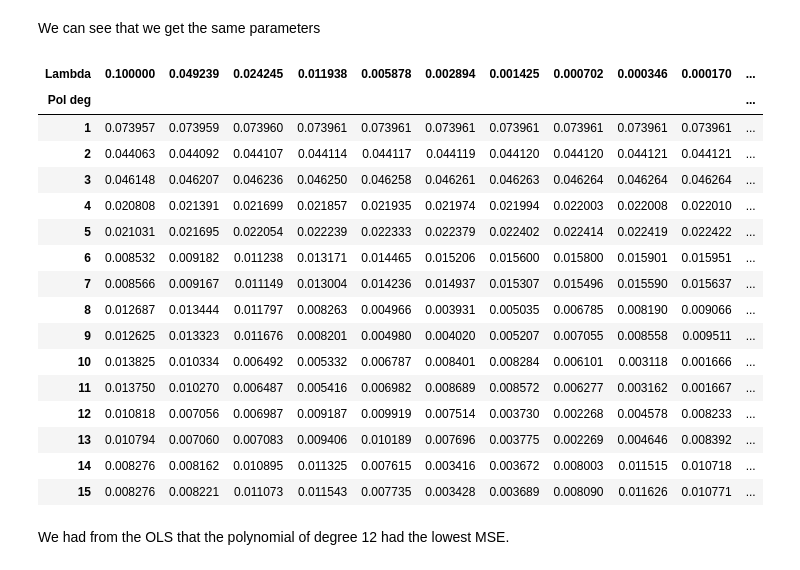
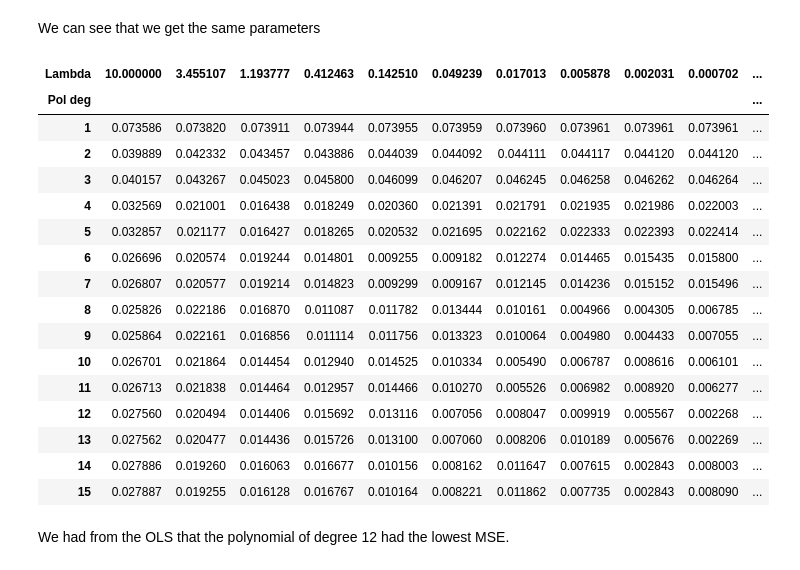
Before and after one commit to egil10/FYSSTK3155, a Jupyter notebook: PROJECT 1/Code/Exb.ipynb, the cells around one changed output. Drawn from its saved outputs; the diff is of its cells as text; code cells hidden in the pictures.

```diff
--- a/PROJECT 1/Code/Exb.ipynb
+++ b/PROJECT 1/Code/Exb.ipynb
@@ -37,50 +37,50 @@ The imported Ridge function has the parameters: [-0.03040265 -0.55497492  0.0334
 We can see that we get the same parameters
 # %%
 pol = 15
-lambdas = np.concatenate((np.logspace(-1,-5,14),np.array([0])))
+lambdas = np.concatenate((np.logspace(1,-5,14),np.array([0])))
 
 mse_r2_scores = np.zeros((15,15))
 
 pol_degrees = np.arange(1,pol+1,dtype=int)
 
 
 for pol in pol_degrees:
     X_train = polynomial_features(x_train,pol, False)
     X_test = polynomial_features(x_test, pol, False)
 
     scaler = StandardScaler()
     X_train_s = scaler.fit_transform(X_train)
     X_test_s = scaler.transform(X_test)
     y_offset = np.mean(y)
 
     for i,lam in enumerate(lambdas):
         beta_Ridge = Ridge_parameters(X_train_s,y_train,lambda_=lam)
         y_test_fit = X_test_s@beta_Ridge
         mse_r2_scores[pol-1,i] = mse(y_test,y_test_fit+y_offset)
 
 df = pd.DataFrame(mse_r2_scores)
 df.index = pol_degrees
 df.columns = lambdas
 df = df.rename_axis("Pol deg", axis=0).rename_axis("Lambda", axis=1)
 df
 # %% [output]
-| Lambda | 0.100000 | 0.049239 | 0.024245 | 0.011938 | 0.005878 | 0.002894 | 0.001425 | 0.000702 | 0.000346 | 0.000170 | ... |
+| Lambda | 10.000000 | 3.455107 | 1.193777 | 0.412463 | 0.142510 | 0.049239 | 0.017013 | 0.005878 | 0.002031 | 0.000702 | ... |
 | Pol deg |  |  |  |  |  |  |  |  |  |  | ... |
-| 1 | 0.073957 | 0.073959 | 0.073960 | 0.073961 | 0.073961 | 0.073961 | 0.073961 | 0.073961 | 0.073961 | 0.073961 | ... |
-| 2 | 0.044063 | 0.044092 | 0.044107 | 0.044114 | 0.044117 | 0.044119 | 0.044120 | 0.044120 | 0.044121 | 0.044121 | ... |
-| 3 | 0.046148 | 0.046207 | 0.046236 | 0.046250 | 0.046258 | 0.046261 | 0.046263 | 0.046264 | 0.046264 | 0.046264 | ... |
-| 4 | 0.020808 | 0.021391 | 0.021699 | 0.021857 | 0.021935 | 0.021974 | 0.021994 | 0.022003 | 0.022008 | 0.022010 | ... |
-| 5 | 0.021031 | 0.021695 | 0.022054 | 0.022239 | 0.022333 | 0.022379 | 0.022402 | 0.022414 | 0.022419 | 0.022422 | ... |
-| 6 | 0.008532 | 0.009182 | 0.011238 | 0.013171 | 0.014465 | 0.015206 | 0.015600 | 0.015800 | 0.015901 | 0.015951 | ... |
-| 7 | 0.008566 | 0.009167 | 0.011149 | 0.013004 | 0.014236 | 0.014937 | 0.015307 | 0.015496 | 0.015590 | 0.015637 | ... |
-| 8 | 0.012687 | 0.013444 | 0.011797 | 0.008263 | 0.004966 | 0.003931 | 0.005035 | 0.006785 | 0.008190 | 0.009066 | ... |
-| 9 | 0.012625 | 0.013323 | 0.011676 | 0.008201 | 0.004980 | 0.004020 | 0.005207 | 0.007055 | 0.008558 | 0.009511 | ... |
-| 10 | 0.013825 | 0.010334 | 0.006492 | 0.005332 | 0.006787 | 0.008401 | 0.008284 | 0.006101 | 0.003118 | 0.001666 | ... |
-| 11 | 0.013750 | 0.010270 | 0.006487 | 0.005416 | 0.006982 | 0.008689 | 0.008572 | 0.006277 | 0.003162 | 0.001667 | ... |
-| 12 | 0.010818 | 0.007056 | 0.006987 | 0.009187 | 0.009919 | 0.007514 | 0.003730 | 0.002268 | 0.004578 | 0.008233 | ... |
-| 13 | 0.010794 | 0.007060 | 0.007083 | 0.009406 | 0.010189 | 0.007696 | 0.003775 | 0.002269 | 0.004646 | 0.008392 | ... |
-| 14 | 0.008276 | 0.008162 | 0.010895 | 0.011325 | 0.007615 | 0.003416 | 0.003672 | 0.008003 | 0.011515 | 0.010718 | ... |
-| 15 | 0.008276 | 0.008221 | 0.011073 | 0.011543 | 0.007735 | 0.003428 | 0.003689 | 0.008090 | 0.011626 | 0.010771 | ... |
+| 1 | 0.073586 | 0.073820 | 0.073911 | 0.073944 | 0.073955 | 0.073959 | 0.073960 | 0.073961 | 0.073961 | 0.073961 | ... |
+| 2 | 0.039889 | 0.042332 | 0.043457 | 0.043886 | 0.044039 | 0.044092 | 0.044111 | 0.044117 | 0.044120 | 0.044120 | ... |
+| 3 | 0.040157 | 0.043267 | 0.045023 | 0.045800 | 0.046099 | 0.046207 | 0.046245 | 0.046258 | 0.046262 | 0.046264 | ... |
+| 4 | 0.032569 | 0.021001 | 0.016438 | 0.018249 | 0.020360 | 0.021391 | 0.021791 | 0.021935 | 0.021986 | 0.022003 | ... |
+| 5 | 0.032857 | 0.021177 | 0.016427 | 0.018265 | 0.020532 | 0.021695 | 0.022162 | 0.022333 | 0.022393 | 0.022414 | ... |
+| 6 | 0.026696 | 0.020574 | 0.019244 | 0.014801 | 0.009255 | 0.009182 | 0.012274 | 0.014465 | 0.015435 | 0.015800 | ... |
+| 7 | 0.026807 | 0.020577 | 0.019214 | 0.014823 | 0.009299 | 0.009167 | 0.012145 | 0.014236 | 0.015152 | 0.015496 | ... |
+| 8 | 0.025826 | 0.022186 | 0.016870 | 0.011087 | 0.011782 | 0.013444 | 0.010161 | 0.004966 | 0.004305 | 0.006785 | ... |
+| 9 | 0.025864 | 0.022161 | 0.016856 | 0.011114 | 0.011756 | 0.013323 | 0.010064 | 0.004980 | 0.004433 | 0.007055 | ... |
+| 10 | 0.026701 | 0.021864 | 0.014454 | 0.012940 | 0.014525 | 0.010334 | 0.005490 | 0.006787 | 0.008616 | 0.006101 | ... |
+| 11 | 0.026713 | 0.021838 | 0.014464 | 0.012957 | 0.014466 | 0.010270 | 0.005526 | 0.006982 | 0.008920 | 0.006277 | ... |
+| 12 | 0.027560 | 0.020494 | 0.014406 | 0.015692 | 0.013116 | 0.007056 | 0.008047 | 0.009919 | 0.005567 | 0.002268 | ... |
+| 13 | 0.027562 | 0.020477 | 0.014436 | 0.015726 | 0.013100 | 0.007060 | 0.008206 | 0.010189 | 0.005676 | 0.002269 | ... |
+| 14 | 0.027886 | 0.019260 | 0.016063 | 0.016677 | 0.010156 | 0.008162 | 0.011647 | 0.007615 | 0.002843 | 0.008003 | ... |
+| 15 | 0.027887 | 0.019255 | 0.016128 | 0.016767 | 0.010164 | 0.008221 | 0.011862 | 0.007735 | 0.002843 | 0.008090 | ... |
 # %%
 latex_code = df.to_latex(index=False)
 
```
Also changed, not shown: parts of 4 cells of this notebook, 3 other files.
